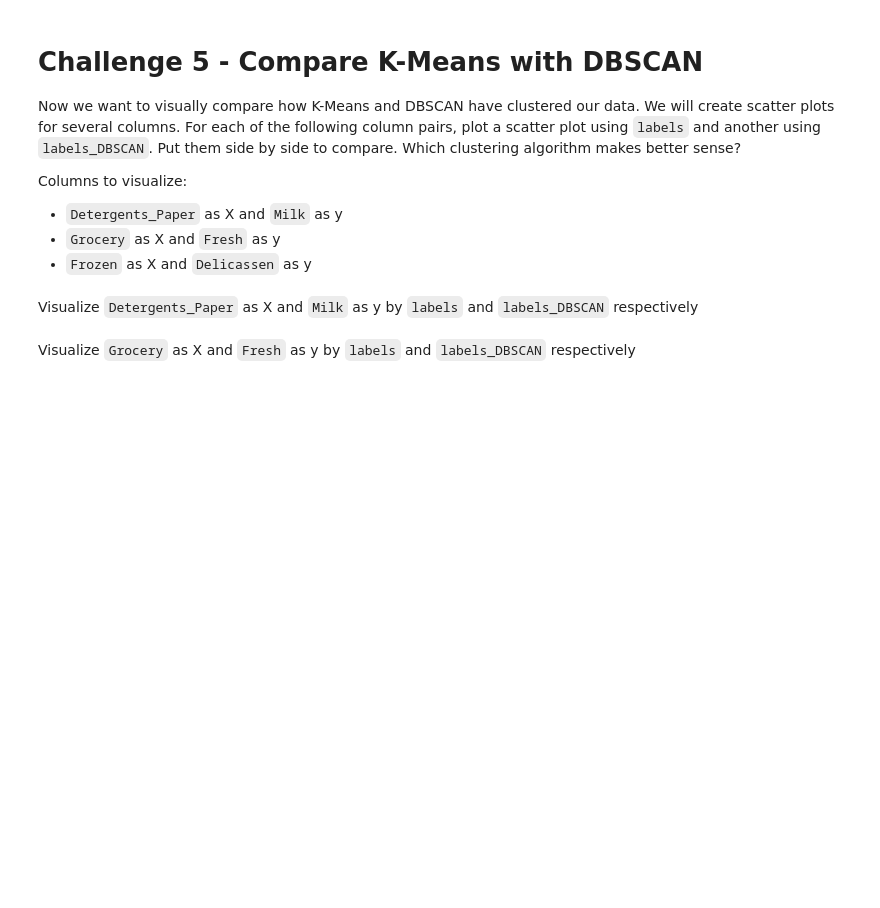
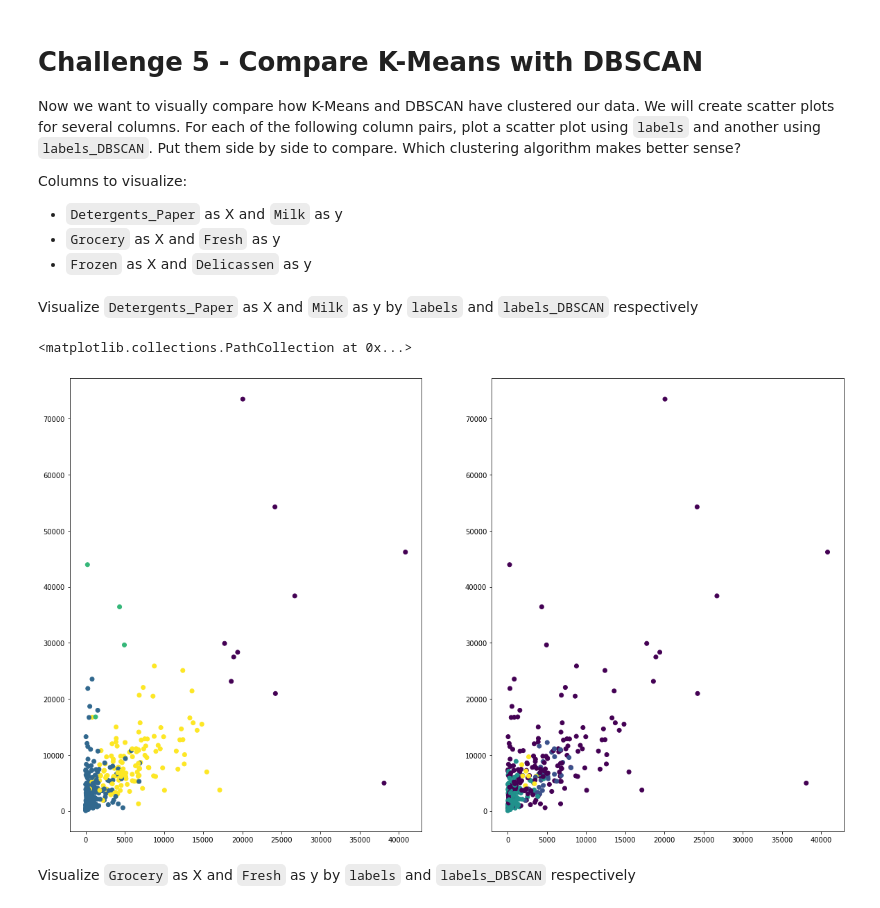
Before and after one commit to NSG2019/data-labs, a Jupyter notebook: module-3/lab-unsupervised-learning/your-code/main.ipynb, the cells around one changed output. Cells and saved outputs as stored; diff of their text form; code cells hidden in the pictures; blank space fills up the shorter version.

```diff
--- a/module-3/lab-unsupervised-learning/your-code/main.ipynb
+++ b/module-3/lab-unsupervised-learning/your-code/main.ipynb
@@ -133,3 +145,11 @@ Diverse value ranges in different features could cause issues in our clustering.
 from sklearn.preprocessing import StandardScaler
 
 # Your code here:
+
+scaler = StandardScaler()
+
+scaler.fit(customers)
+
+customers_scale = scaler.transform(customers)
+
+print(customers_scale)
@@ -141,0 +183,8 @@ Now let's cluster the data with K-Means first. Initiate the K-Means model, then
+# %%
+X = customers_scale
+# %%
+kmeans = KMeans(n_clusters=4, random_state=0).fit(X)
+
+customers['labels'] = kmeans.labels_
+
+customers.head()
@@ -151,0 +213,6 @@ Now let's cluster the data using DBSCAN. Use `DBSCAN(eps=0.5)` to initiate the m
+# %%
+# Your code here
+from sklearn.cluster import DBSCAN
+X = customers_scale
+dbscan = DBSCAN(eps=0.5).fit(X)
+customers['labels_DBSCAN'] = dbscan.labels_
@@ -170,2 +252,11 @@ Visualize `Detergents_Paper` as X and `Milk` as y by `labels` and `labels_DBSCAN
+# %%
+# Your code here:
+f, (ax1, ax2) = plt.subplots(1, 2, figsize = (20, 12))
+
+ax1.scatter(customers["Detergents_Paper"], customers["Milk"], c=customers["labels"])
+ax2.scatter(customers["Detergents_Paper"], customers["Milk"], c=customers["labels_DBSCAN"])
+# %% [output]
+<matplotlib.collections.PathCollection at 0x...>
+[figure, added]
 # %% [markdown]
 Visualize `Grocery` as X and `Fresh` as y by `labels` and `labels_DBSCAN` respectively
```
Also changed, not shown: parts of 26 cells of this notebook.
